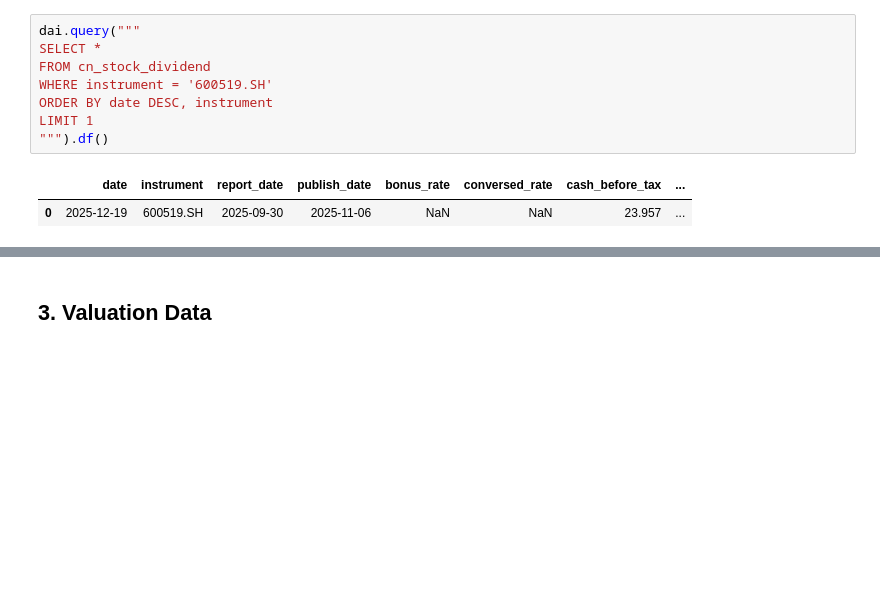
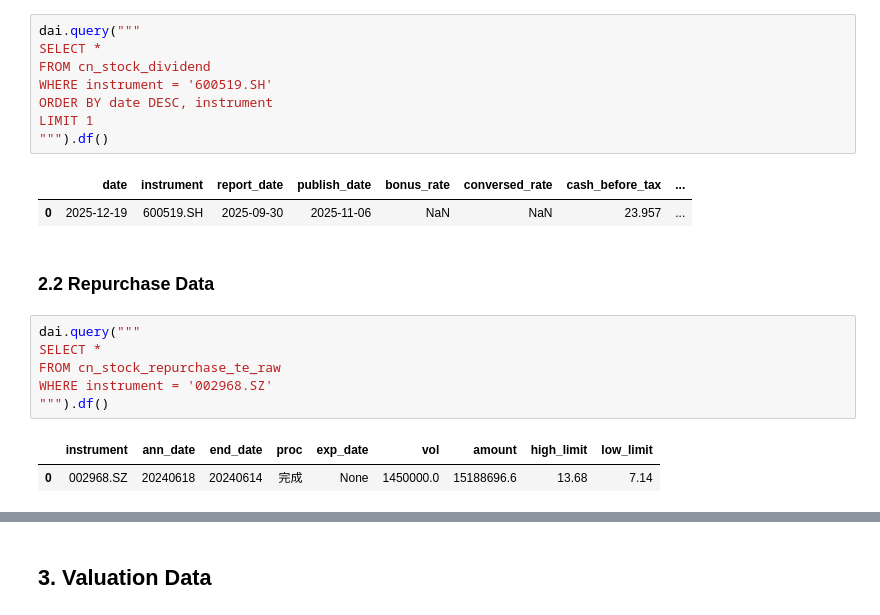
Before and after one commit to zhangfan9607243/BigQuant_Resources_Collection, a Jupyter notebook: BigQuant_Resources_Collection/Data_Collection/Data_Summary/Chinese_Mainland_Data/Financial_Security_Data/Stock_Data/Stock_Company_Data/Stock_Info_Data/Stock_Shares_Data.ipynb, the cells around one changed output, grey strips where cells are left out. Saved outputs shown, nothing was run; the diff lists cells and outputs as text; blank space fills up the shorter version.

```diff
--- a/BigQuant_Resources_Collection/Data_Collection/Data_Summary/Chinese_Mainland_Data/Financial_Security_Data/Stock_Data/Stock_Company_Data/Stock_Info_Data/Stock_Shares_Data.ipynb
+++ b/BigQuant_Resources_Collection/Data_Collection/Data_Summary/Chinese_Mainland_Data/Financial_Security_Data/Stock_Data/Stock_Company_Data/Stock_Info_Data/Stock_Shares_Data.ipynb
@@ -60,3 +62,14 @@ LIMIT 1
 # %% [output]
 |  | date | instrument | report_date | publish_date | bonus_rate | conversed_rate | cash_before_tax | ... |
 | 0 | 2025-12-19 | 600519.SH | 2025-09-30 | 2025-11-06 | NaN | NaN | 23.957 | ... |
+# %% [markdown]
+### 2.2 Repurchase Data
+# %%
+dai.query("""
+SELECT *
+FROM cn_stock_repurchase_te_raw
+WHERE instrument = '002968.SZ'
+""").df()
+# %% [output]
+|  | instrument | ann_date | end_date | proc | exp_date | vol | amount | high_limit | low_limit |
+| 0 | 002968.SZ | 20240618 | 20240614 | 完成 | None | 1450000.0 | 15188696.6 | 13.68 | 7.14 |
```
Also changed, not shown: parts of 9 cells of this notebook, 17 other files.
